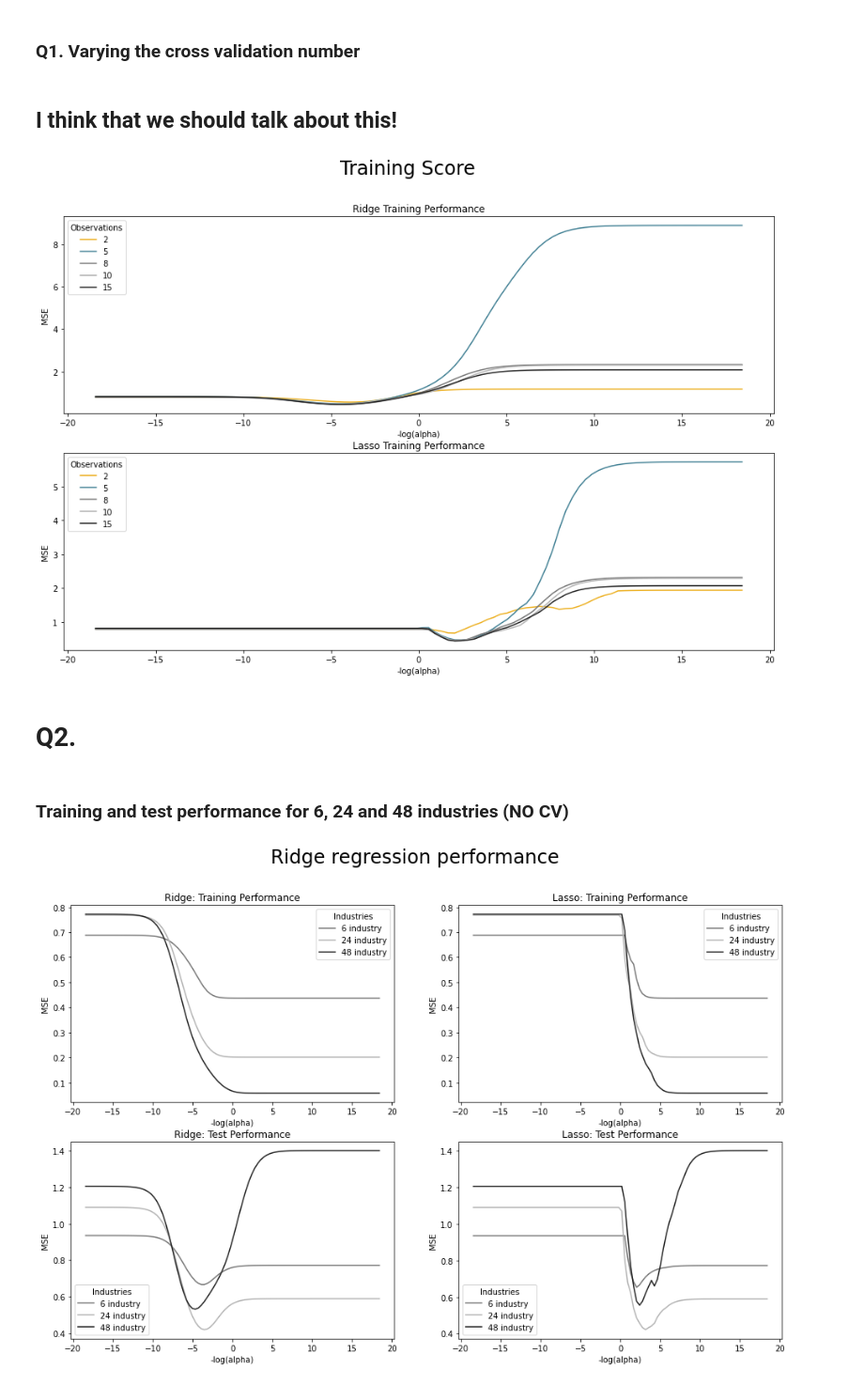
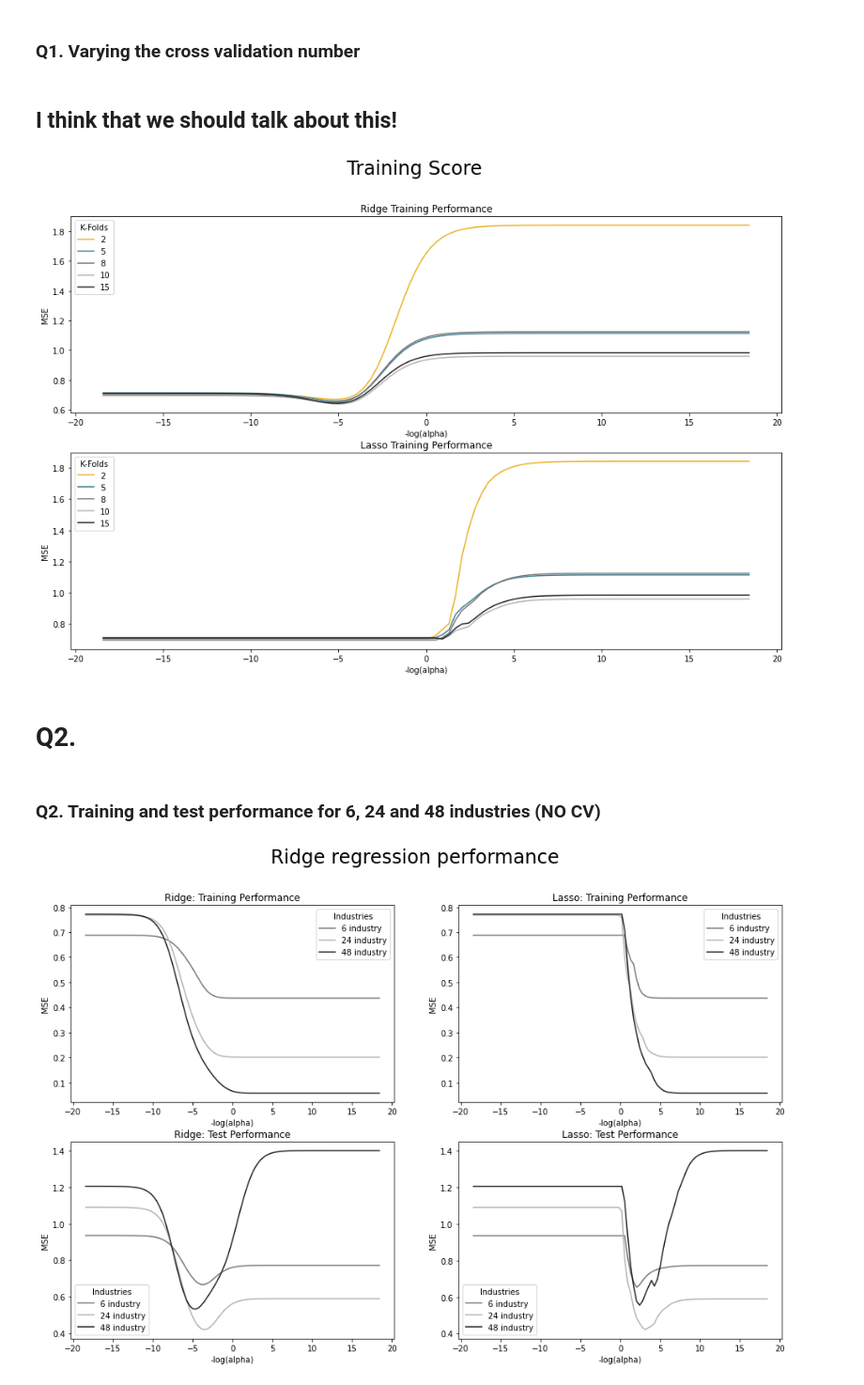
Before and after one commit to Sean-Chaos/DBA-3803-Project, a Jupyter notebook: DBA 3803 Group Project (Working copy).ipynb, the cells around one changed output. Shown at 94% size. Drawn from its saved outputs; the diff is of its cells as text; code cells hidden in the pictures.

```diff
--- a/DBA 3803 Group Project (Working copy).ipynb
+++ b/DBA 3803 Group Project (Working copy).ipynb
@@ -440,9 +440,10 @@ def test(models, data, iterations = 100):
     return pd.DataFrame(results)
 # %%
 # Creating the dataset for cross validation
+ind_6 = ['Trans', 'Hshld', 'Guns', 'LabEq', 'Fin', 'Hlth']
 
 temp = df.copy()
-temp = temp.iloc[:,1: cov_num+1]
+temp = temp.loc[:,ind_6]
 
 # Selecting training set
 date = '2022-01-03'
@@ -628,7 +590,7 @@ plt.show()
 # %% [markdown]
 ### Q1. Varying the cross validation number
-# %% [markdown]
-## I think that we should talk about this!
+# %% [markdown]
+## I think that we should talk about this!
 # %%
 regressions = [Ridge, Lasso]
 fig, axs = plt.subplots(nrows=2, figsize=(16,10))
@@ -650,40 +612,40 @@ for reg in regressions:
 
             clf_cv = Pipeline(steps=[("scaler", StandardScaler(with_std = False)),
                                      ("mdl", reg(cur_alpha, fit_intercept = False))])
 
             # Perform 10-fold cross validation
             scores = cross_val_score(estimator = clf_cv, X = X_train_raw, y = y_train_raw, cv = folds, \
                                      scoring = 'neg_mean_squared_error', n_jobs = -1)
 
             cvResults.append(abs(scores.mean()))
 
         fig = sns.lineplot(y = cvResults, x = -np.log(alpha_vec), ax = axs[counter],
                            color = colour_palatte[figure])
         figure += 1
 
     counter += 1
 
 #--------------------------------------------------------------------------------------------------
 # Graph
 
 axs[0].title.set_text('Ridge Training Performance')
 axs[1].title.set_text('Lasso Training Performance')
 
 axs[0].set(xlabel='-log(alpha)', ylabel='MSE')
 axs[1].set(xlabel='-log(alpha)', ylabel='MSE')
 
-axs[0].legend(title='Observations', labels=['2', '5', '8', '10', '15'])
-axs[1].legend(title='Observations', labels=['2', '5', '8', '10', '15'])
+axs[0].legend(title='K-Folds', labels=['2', '5', '8', '10', '15'])
+axs[1].legend(title='K-Folds', labels=['2', '5', '8', '10', '15'])
 
 
 plt.suptitle('Training Score', fontsize = 24)
 plt.show()
 # %% [output]
-[figure, old version]
+[figure, new version]
 # %% [markdown]
 # Q2.
 # %% [markdown]
-### Training and test performance for 6, 24 and 48 industries (NO CV)
+### Q2. Training and test performance for 6, 24 and 48 industries (NO CV)
 # %%
 ind_6 = ['Trans', 'Hshld', 'Guns', 'LabEq', 'Fin', 'Hlth']
 ind_24 = ['Drugs', 'LabEq', 'Clths', 'Aero', 'RlEst', 'Mach', 'Beer', 'Hshld', 'Insur',
```
Also changed, not shown: parts of 28 cells of this notebook.
